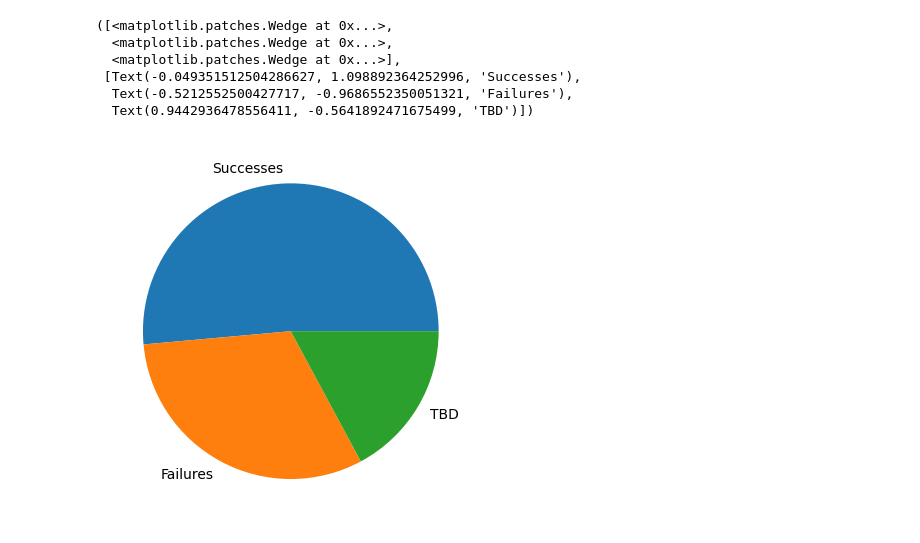
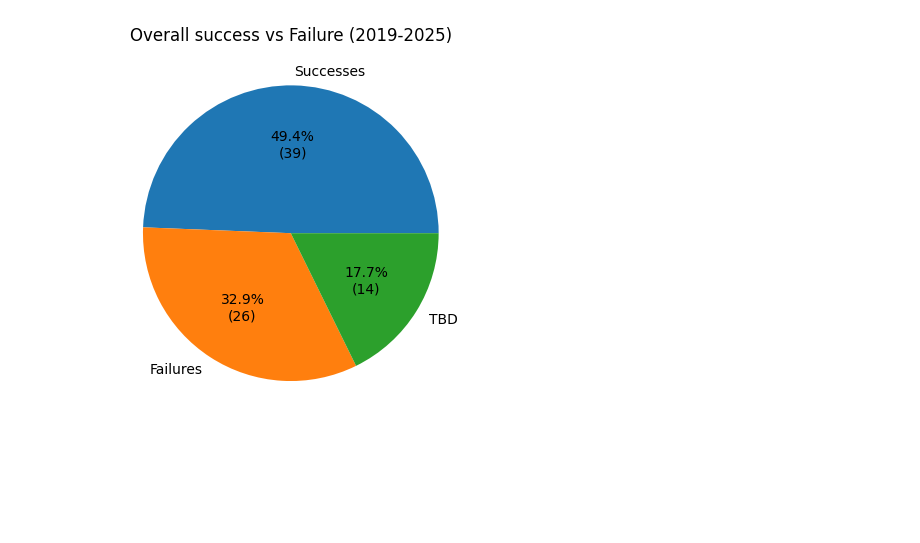
Before and after one commit to lemonannn/ncaa_coaching_analysis, a Jupyter notebook: coach_analysis.ipynb, the cells around one changed output. Drawn from its saved outputs; the diff is of its cells as text; code cells hidden in the pictures; blank space fills up the shorter version.

```diff
--- a/coach_analysis.ipynb
+++ b/coach_analysis.ipynb
@@ -9,14 +66,9 @@ num_unsuccessful = len(hires.loc[hires["success"] == "False"])
 # %%
 labels = 'Successes', 'Failures', 'TBD'
 sizes = [num_successes, num_unsuccessful, num_TBD]
 
-fig, ax = plt.subplots()
-ax.pie(sizes, labels=labels)
+plt.pie(sizes, labels=labels, autopct=lambda p: f'{p:.1f}%\n({p * sum(sizes) / 100:.0f})')
+plt.title("Overall success vs Failure (2019-2025)")
+plt.show()
 # %% [output]
-([<matplotlib.patches.Wedge at 0x...>,
-  <matplotlib.patches.Wedge at 0x...>,
-  <matplotlib.patches.Wedge at 0x...>],
- [Text(-0.049351512504286627, 1.098892364252996, 'Successes'),
-  Text(-0.5212552500427717, -0.9686552350051321, 'Failures'),
-  Text(0.9442936478556411, -0.5641892471675499, 'TBD')])
-[figure, old version]
+[figure, new version]
```
Also changed, not shown: parts of 29 cells of this notebook, 3 other files.
